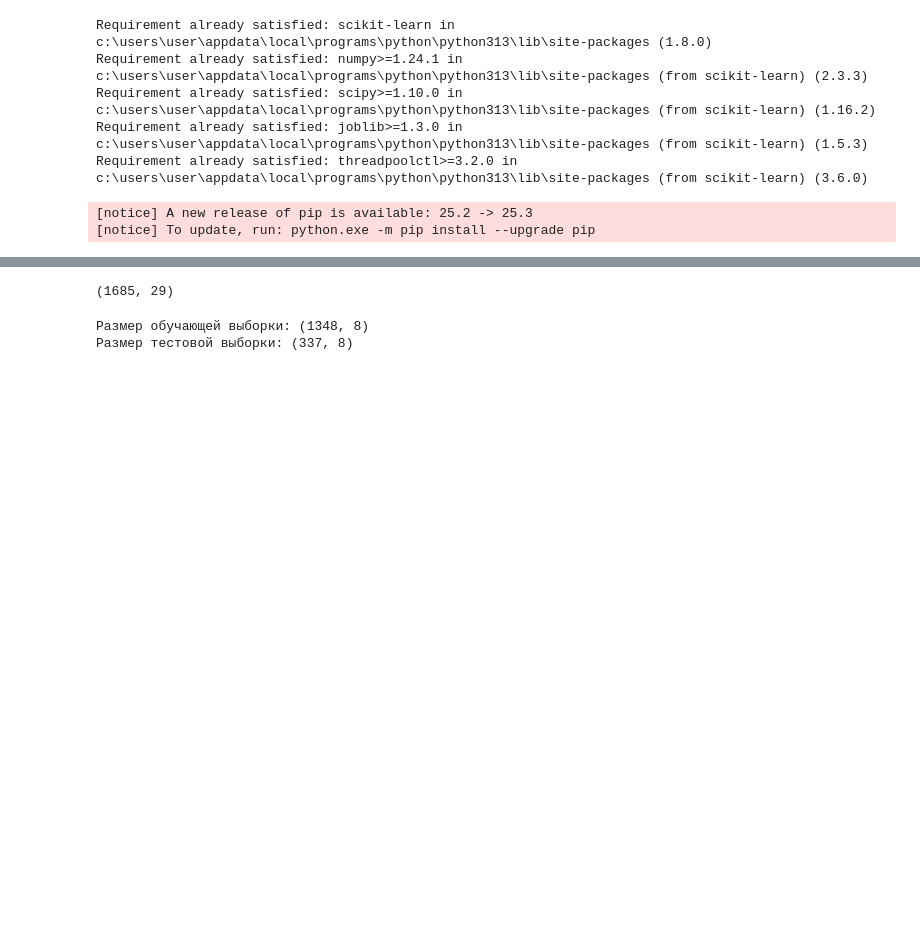
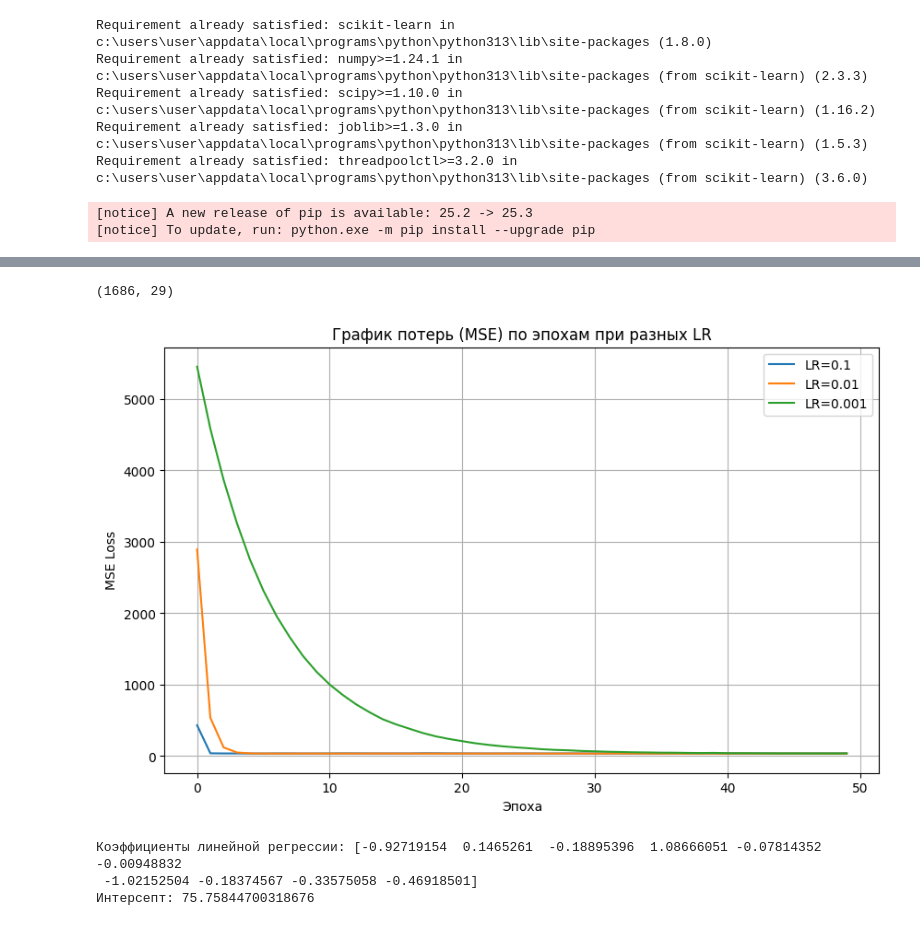
Before and after one commit to CthulhuCCoder/ML_session, a Jupyter notebook: SESSION BEL+MUB.ipynb, the cells around one changed output, grey strips where cells are left out. Cells and saved outputs as stored; diff of their text form; code cells hidden in the pictures; blank space fills up the shorter version.

```diff
--- a/SESSION BEL+MUB.ipynb
+++ b/SESSION BEL+MUB.ipynb
@@ -31,5 +27,6 @@ df.head(5)
 # %%
-#Выбираем только числовые признаки для обучения моделеей
-feature_cols = ['energy', 'tempo', 'danceability', 'loudness',
-                'valence', 'speechiness', 'acousticness', 'duration_ms']
-target_col = 'track_popularity'
+# Выбираем числовые признаки и целевую переменную
+# track_popularity - целевая для регрессии
+features = ['energy', 'tempo', 'danceability', 'loudness', 'liveness',
+            'valence', 'speechiness', 'instrumentalness', 'acousticness', 'duration_ms']
+target_reg = 'track_popularity'
@@ -40,5 +32,0 @@ df.shape
-# %%
-df.dropna(inplace =True)
-df.shape
-# %% [output]
-(1685, 29)
@@ -51 +33,12 @@ y_clf = (df[target_col] > threshold).astype(int).values
+# %%
+# Удаляем пропуски если есть
+df.dropna()
+df.shape
+# %% [output]
+(1686, 29)
+# %%
+#X — это матрица признаков (входные данные на них мы "гадаем"
+#y_reg — это целевая переменная (ответы) это мы "угадываем"
+X = df[features].values
+y_reg = df[target_reg].values
 # %%
@@ -53,17 +46,6 @@ y_clf = (df[target_col] > threshold).astype(int).values
 scaler = StandardScaler()
 X_scaled = scaler.fit_transform(X)
 # %%
-# Разделение на train и test
-# X_train, X_test - признаки
-# y_reg_train, y_reg_test - таргет для регрессии
-# y_clf_train, y_clf_test - таргет для классификации
-X_train, X_test, y_reg_train, y_reg_test, y_clf_train, y_clf_test = train_test_split(
-    X_scaled, y_reg, y_clf, test_size=0.2, random_state=42
-)
-
-print(f"Размер обучающей выборки: {X_train.shape}")
-print(f"Размер тестовой выборки: {X_test.shape}")
+# Разделение на train/test
+X_train, X_test, y_train_reg, y_test_reg = train_test_split(X_scaled, y_reg, test_size=0.2, random_state=42)
-# %% [output]
-Размер обучающей выборки: (1348, 8)
-Размер тестовой выборки: (337, 8)
 # %%
@@ -102,3 +95,31 @@ class LinearRegressionManual:
 
     def predict(self, X):
         return np.dot(X, self.weights) + self.bias
+# %%
+# --- Эксперимент: Влияние Learning Rate ---
+plt.figure(figsize=(10, 6))
+lrs = [0.1, 0.01, 0.001]
+for lr in lrs:
+    model = LinearRegressionSGD(lr=lr, epochs=50, batch_size=32)
+    model.fit(X_train, y_train_reg)
+    plt.plot(model.loss_history, label=f'LR={lr}')
+
+plt.title('График потерь (MSE) по эпохам при разных LR')
+plt.xlabel('Эпоха')
+plt.ylabel('MSE Loss')
+plt.legend()
+plt.grid(True)
+plt.show()
+# %% [output]
+[figure, added]
+# %%
+# Обучение финальной модели
+lin_reg = LinearRegressionSGD(lr=0.01, epochs=100, batch_size=32)
+lin_reg.fit(X_train, y_train_reg)
+
+print(f"Коэффициенты линейной регрессии: {lin_reg.weights}")
+print(f"Интерсепт: {lin_reg.bias}")
+# %% [output]
+Коэффициенты линейной регрессии: [-0.92719154  0.1465261  -0.18895396  1.08666051 -0.07814352 -0.00948832
+ -1.02152504 -0.18374567 -0.33575058 -0.46918501]
+Интерсепт: 75.75844700318676
```
Also changed, not shown: parts of 16 cells of this notebook.
